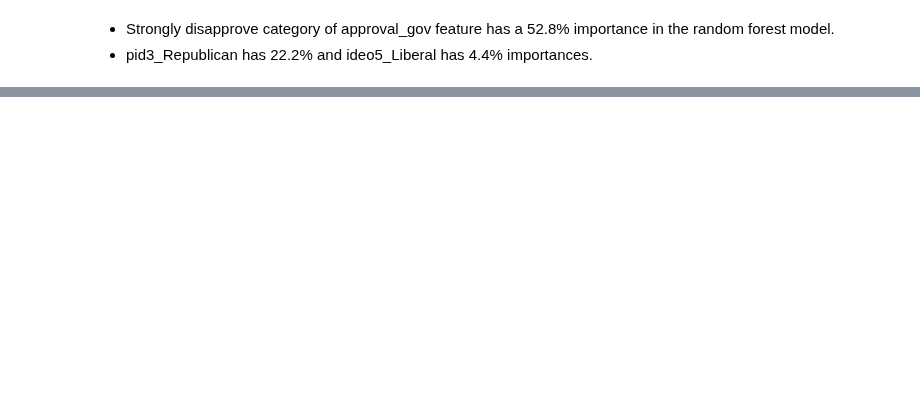
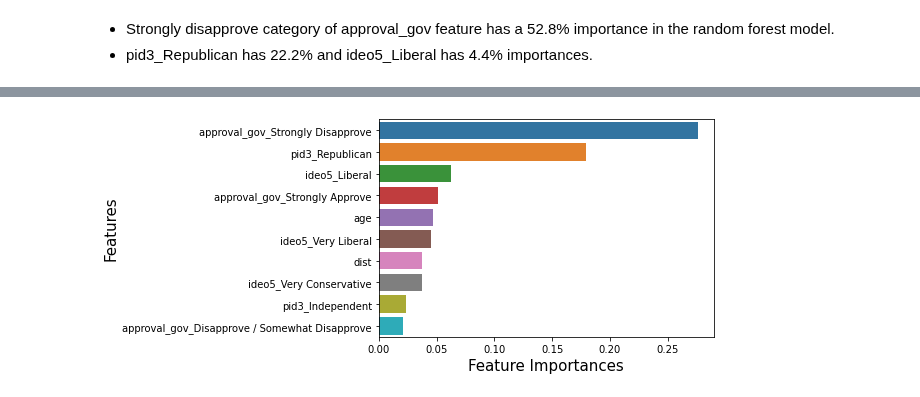
Before and after one commit to creigsantiago/GA-Project-5, a Jupyter notebook: Modeling_Notebook_2.ipynb, the cells around one changed output, grey strips where cells are left out. Saved outputs shown, nothing was run; the diff lists cells and outputs as text; code cells hidden in the pictures; blank space fills up the shorter version.

```diff
--- a/Modeling_Notebook_2.ipynb
+++ b/Modeling_Notebook_2.ipynb
@@ -338,0 +287,12 @@ dtype: float64
+# %%
+# get feature importances
+importances= gs_rf.best_estimator_.feature_importances_
+# %%
+# get feature names
+names=X_train.columns
+# %%
+# creates the feature importance dataframe
+importance_dict = pd.DataFrame({'feature_importances': importances,
+                                'features': names})
+top10 = importance_dict.nlargest(10, columns=['feature_importances'])
+top10
@@ -338,0 +311,8 @@ dtype: float64
+# %%
+ax = sns.barplot(x="feature_importances", y="features", data=top10)
+
+ax.set_xlabel('Feature Importances',fontsize=15);
+ax.set_ylabel('Features',fontsize=15);
+plt.show()
+# %% [output]
+[figure, added]
```
Also changed, not shown: parts of 28 cells of this notebook, 6 other files.
